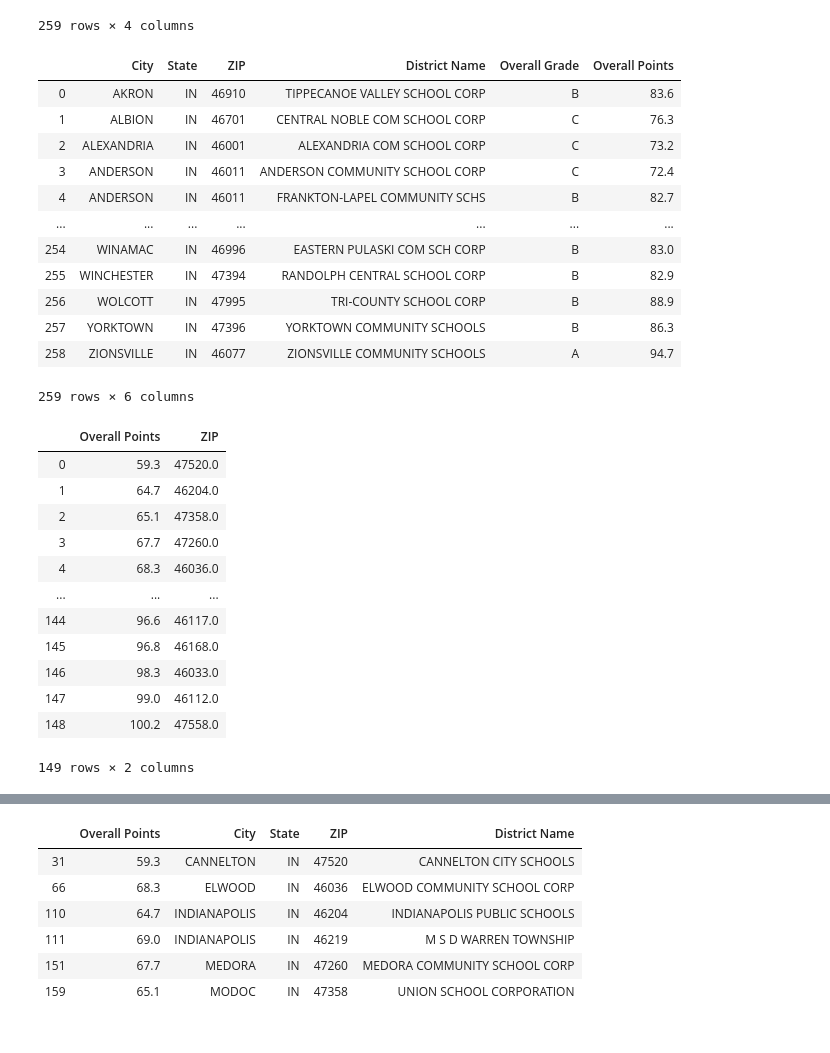
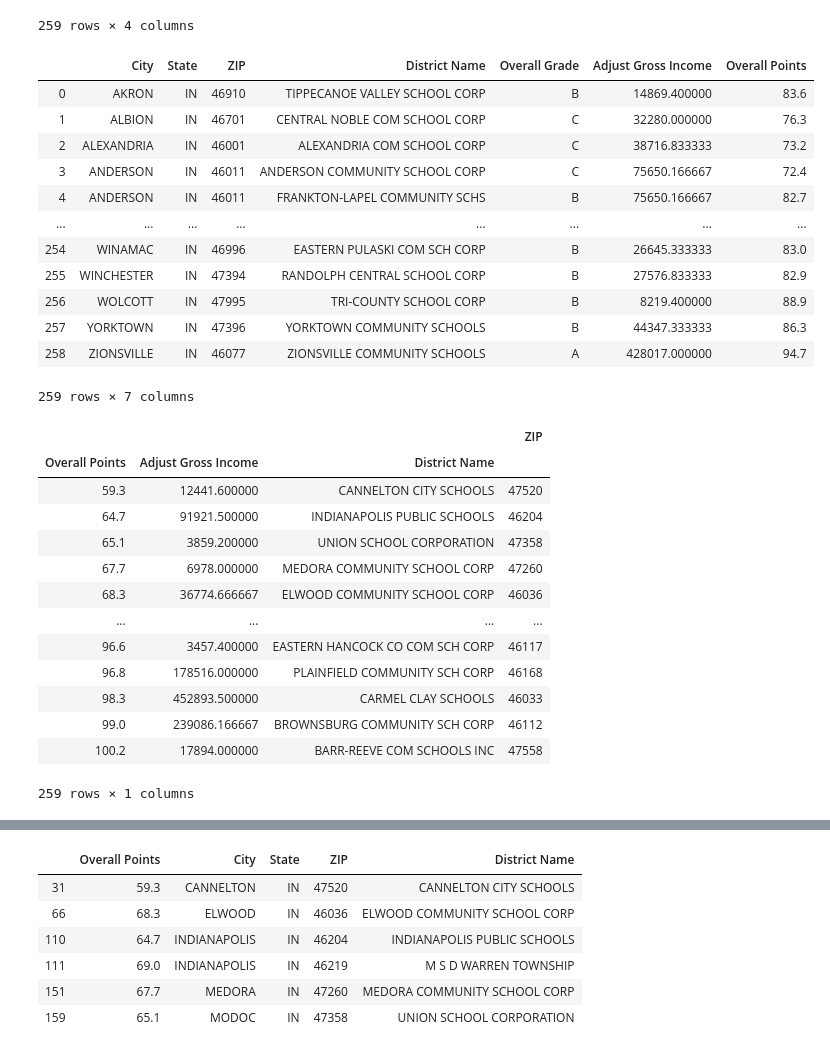
Before and after one commit to emmaolof/Does-Higher-Median-Income-Mean-Higher-Test-Scores-, a Jupyter notebook: Group Project Brent (Matt).ipynb, the cells around one changed output, grey strips where cells are left out. Saved outputs shown, nothing was run; the diff lists cells and outputs as text; code cells hidden in the pictures.

```diff
--- a/Group Project Brent (Matt).ipynb
+++ b/Group Project Brent (Matt).ipynb
@@ -191,43 +192,44 @@ table
 259 rows × 4 columns
 # %%
 #Narrowed data to test scores in each zip
-test_score_table = pd.pivot_table(school_district, values=['Overall Points'], index=['City','State','ZIP','District Name','Overall Grade'])
+test_score_table = pd.pivot_table(school_district, values=['Overall Points','Adjust Gross Income'], index=['City','State','ZIP','District Name','Overall Grade'])
 test_score_table = test_score_table.reset_index()
 test_score_table
 # %% [output]
-|  | City | State | ZIP | District Name | Overall Grade | Overall Points |
-| 0 | AKRON | IN | 46910 | TIPPECANOE VALLEY SCHOOL CORP | B | 83.6 |
-| 1 | ALBION | IN | 46701 | CENTRAL NOBLE COM SCHOOL CORP | C | 76.3 |
-| 2 | ALEXANDRIA | IN | 46001 | ALEXANDRIA COM SCHOOL CORP | C | 73.2 |
-| 3 | ANDERSON | IN | 46011 | ANDERSON COMMUNITY SCHOOL CORP | C | 72.4 |
-| 4 | ANDERSON | IN | 46011 | FRANKTON-LAPEL COMMUNITY SCHS | B | 82.7 |
-| ... | ... | ... | ... | ... | ... | ... |
-| 254 | WINAMAC | IN | 46996 | EASTERN PULASKI COM SCH CORP | B | 83.0 |
-| 255 | WINCHESTER | IN | 47394 | RANDOLPH CENTRAL SCHOOL CORP | B | 82.9 |
-| 256 | WOLCOTT | IN | 47995 | TRI-COUNTY SCHOOL CORP | B | 88.9 |
-| 257 | YORKTOWN | IN | 47396 | YORKTOWN COMMUNITY SCHOOLS | B | 86.3 |
-| 258 | ZIONSVILLE | IN | 46077 | ZIONSVILLE COMMUNITY SCHOOLS | A | 94.7 |
+|  | City | State | ZIP | District Name | Overall Grade | Adjust Gross Income | Overall Points |
+| 0 | AKRON | IN | 46910 | TIPPECANOE VALLEY SCHOOL CORP | B | 14869.400000 | 83.6 |
+| 1 | ALBION | IN | 46701 | CENTRAL NOBLE COM SCHOOL CORP | C | 32280.000000 | 76.3 |
+| 2 | ALEXANDRIA | IN | 46001 | ALEXANDRIA COM SCHOOL CORP | C | 38716.833333 | 73.2 |
+| 3 | ANDERSON | IN | 46011 | ANDERSON COMMUNITY SCHOOL CORP | C | 75650.166667 | 72.4 |
+| 4 | ANDERSON | IN | 46011 | FRANKTON-LAPEL COMMUNITY SCHS | B | 75650.166667 | 82.7 |
+| ... | ... | ... | ... | ... | ... | ... | ... |
+| 254 | WINAMAC | IN | 46996 | EASTERN PULASKI COM SCH CORP | B | 26645.333333 | 83.0 |
+| 255 | WINCHESTER | IN | 47394 | RANDOLPH CENTRAL SCHOOL CORP | B | 27576.833333 | 82.9 |
+| 256 | WOLCOTT | IN | 47995 | TRI-COUNTY SCHOOL CORP | B | 8219.400000 | 88.9 |
+| 257 | YORKTOWN | IN | 47396 | YORKTOWN COMMUNITY SCHOOLS | B | 44347.333333 | 86.3 |
+| 258 | ZIONSVILLE | IN | 46077 | ZIONSVILLE COMMUNITY SCHOOLS | A | 428017.000000 | 94.7 |
-259 rows × 6 columns
+259 rows × 7 columns
 # %%
 #Average Test Scores by Zip
-average_points = test_score_table.groupby(["Overall Points"])
+average_points = test_score_table.groupby(["Overall Points",'Adjust Gross Income','District Name'])
 average_comparison = average_points.mean()
-average_comparison = average_comparison.reset_index()
+#average_comparison = average_comparison.reset_index()
 average_comparison
 # %% [output]
-|  | Overall Points | ZIP |
-| 0 | 59.3 | 47520.0 |
-| 1 | 64.7 | 46204.0 |
-| 2 | 65.1 | 47358.0 |
-| 3 | 67.7 | 47260.0 |
-| 4 | 68.3 | 46036.0 |
-| ... | ... | ... |
-| 144 | 96.6 | 46117.0 |
-| 145 | 96.8 | 46168.0 |
-| 146 | 98.3 | 46033.0 |
-| 147 | 99.0 | 46112.0 |
-| 148 | 100.2 | 47558.0 |
+|  |  |  | ZIP |
+| Overall Points | Adjust Gross Income | District Name |  |
+| 59.3 | 12441.600000 | CANNELTON CITY SCHOOLS | 47520 |
+| 64.7 | 91921.500000 | INDIANAPOLIS PUBLIC SCHOOLS | 46204 |
+| 65.1 | 3859.200000 | UNION SCHOOL CORPORATION | 47358 |
+| 67.7 | 6978.000000 | MEDORA COMMUNITY SCHOOL CORP | 47260 |
+| 68.3 | 36774.666667 | ELWOOD COMMUNITY SCHOOL CORP | 46036 |
+| ... | ... | ... | ... |
+| 96.6 | 3457.400000 | EASTERN HANCOCK CO COM SCH CORP | 46117 |
+| 96.8 | 178516.000000 | PLAINFIELD COMMUNITY SCH CORP | 46168 |
+| 98.3 | 452893.500000 | CARMEL CLAY SCHOOLS | 46033 |
+| 99.0 | 239086.166667 | BROWNSBURG COMMUNITY SCH CORP | 46112 |
+| 100.2 | 17894.000000 | BARR-REEVE COM SCHOOLS INC | 47558 |
-149 rows × 2 columns
+259 rows × 1 columns
 # %%
 #Worst Average
 worst_average_score = average_comparison.loc[0, :]
```
Also changed, not shown: parts of 9 cells of this notebook, 5 other files.
